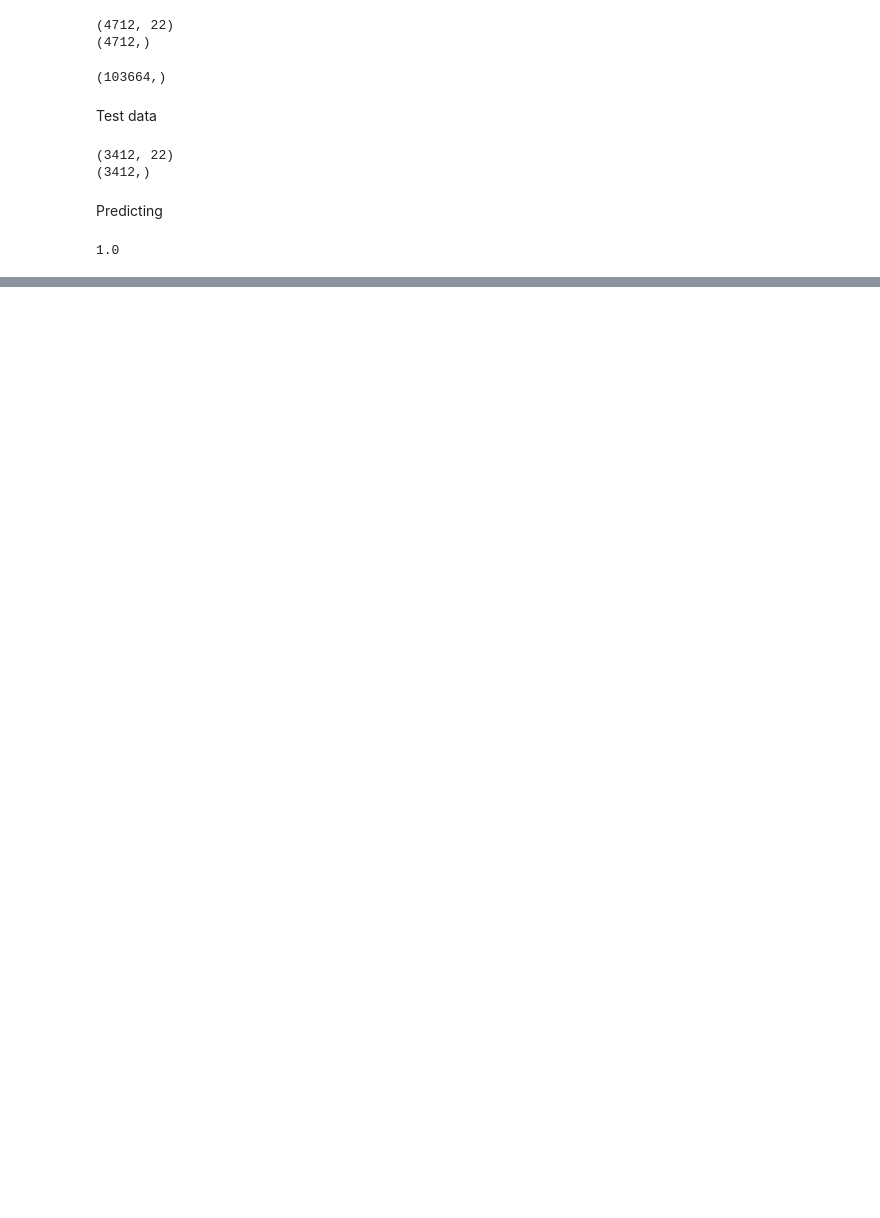
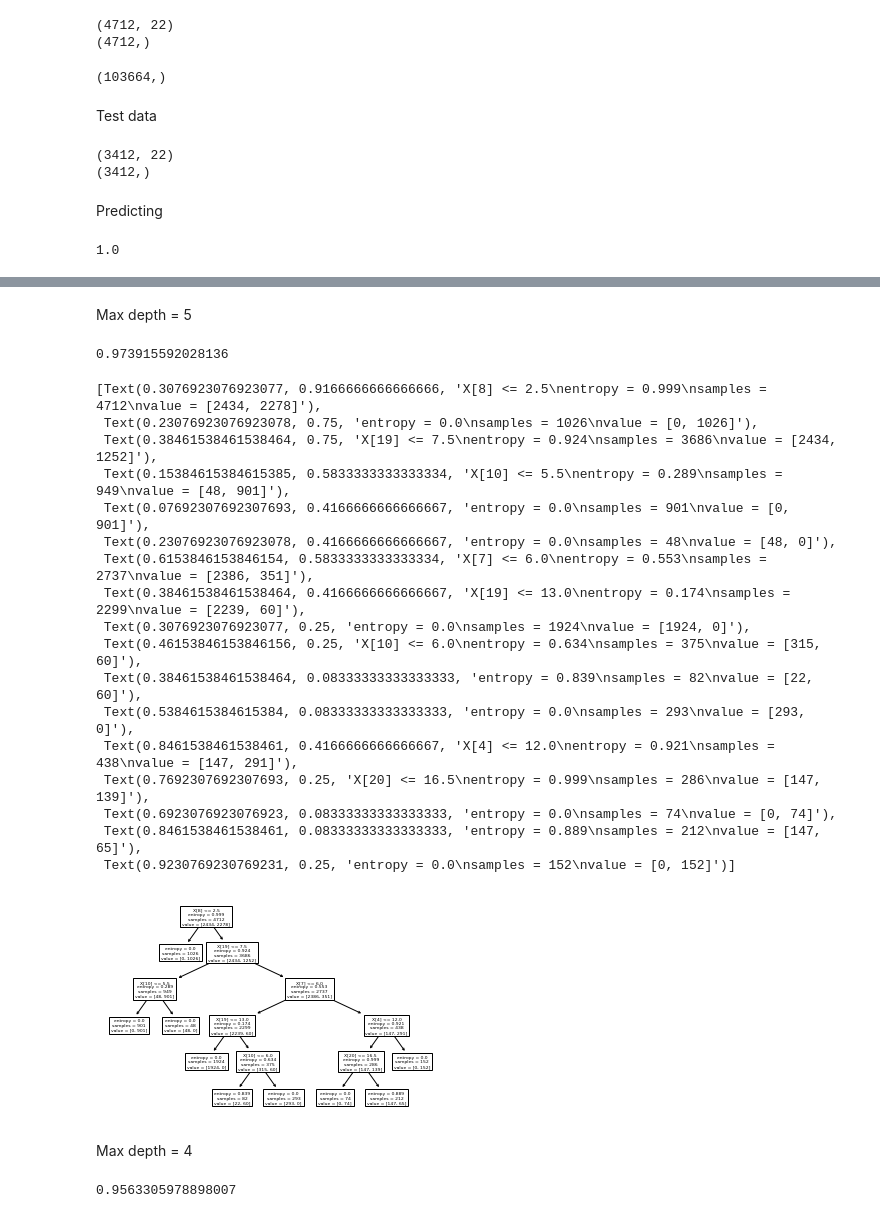
Before and after one commit to Jinwoo-Kwak/AI-Camp, a Jupyter notebook: ML_Intro/Mushroom_Tree_Library.ipynb, the cells around one changed output, grey strips where cells are left out. Drawn from its saved outputs; the diff is of its cells as text; code cells hidden in the pictures; blank space fills up the shorter version.

```diff
--- a/ML_Intro/Mushroom_Tree_Library.ipynb
+++ b/ML_Intro/Mushroom_Tree_Library.ipynb
@@ -91,3 +91,36 @@ tree.plot_tree(clf)
  Text(0.9230769230769231, 0.1875, 'entropy = 0.0\nsamples = 93\nvalue = [93, 0]'),
  Text(0.9230769230769231, 0.4375, 'entropy = 0.0\nsamples = 152\nvalue = [0, 152]')]
 [figure]
+# %% [markdown]
+Max depth = 5
+# %%
+from sklearn import tree
+clf = tree.DecisionTreeClassifier(criterion='entropy',max_depth=5)
+clf = clf.fit(X_train, Y_train)
+# %%
+clf.score(X_test,Y_test)
+# %% [output]
+0.973915592028136
+# %%
+tree.plot_tree(clf)
+# %% [output]
+[Text(0.3076923076923077, 0.9166666666666666, 'X[8] <= 2.5\nentropy = 0.999\nsamples = 4712\nvalue = [2434, 2278]'),
+ Text(0.23076923076923078, 0.75, 'entropy = 0.0\nsamples = 1026\nvalue = [0, 1026]'),
+ Text(0.38461538461538464, 0.75, 'X[19] <= 7.5\nentropy = 0.924\nsamples = 3686\nvalue = [2434, 1252]'),
+ Text(0.15384615384615385, 0.5833333333333334, 'X[10] <= 5.5\nentropy = 0.289\nsamples = 949\nvalue = [48, 901]'),
+ Text(0.07692307692307693, 0.4166666666666667, 'entropy = 0.0\nsamples = 901\nvalue = [0, 901]'),
+ Text(0.23076923076923078, 0.4166666666666667, 'entropy = 0.0\nsamples = 48\nvalue = [48, 0]'),
+ Text(0.6153846153846154, 0.5833333333333334, 'X[7] <= 6.0\nentropy = 0.553\nsamples = 2737\nvalue = [2386, 351]'),
+ Text(0.38461538461538464, 0.4166666666666667, 'X[19] <= 13.0\nentropy = 0.174\nsamples = 2299\nvalue = [2239, 60]'),
+ Text(0.3076923076923077, 0.25, 'entropy = 0.0\nsamples = 1924\nvalue = [1924, 0]'),
+ Text(0.46153846153846156, 0.25, 'X[10] <= 6.0\nentropy = 0.634\nsamples = 375\nvalue = [315, 60]'),
+ Text(0.38461538461538464, 0.08333333333333333, 'entropy = 0.839\nsamples = 82\nvalue = [22, 60]'),
+ Text(0.5384615384615384, 0.08333333333333333, 'entropy = 0.0\nsamples = 293\nvalue = [293, 0]'),
+ Text(0.8461538461538461, 0.4166666666666667, 'X[4] <= 12.0\nentropy = 0.921\nsamples = 438\nvalue = [147, 291]'),
+ Text(0.7692307692307693, 0.25, 'X[20] <= 16.5\nentropy = 0.999\nsamples = 286\nvalue = [147, 139]'),
+ Text(0.6923076923076923, 0.08333333333333333, 'entropy = 0.0\nsamples = 74\nvalue = [0, 74]'),
+ Text(0.8461538461538461, 0.08333333333333333, 'entropy = 0.889\nsamples = 212\nvalue = [147, 65]'),
+ Text(0.9230769230769231, 0.25, 'entropy = 0.0\nsamples = 152\nvalue = [0, 152]')]
+[figure, added]
+# %% [markdown]
+Max depth = 4
@@ -93,0 +130,4 @@ tree.plot_tree(clf)
+# %%
+clf.score(X_test,Y_test)
+# %% [output]
+0.9563305978898007
```
Also changed, not shown: parts of 15 cells of this notebook.
